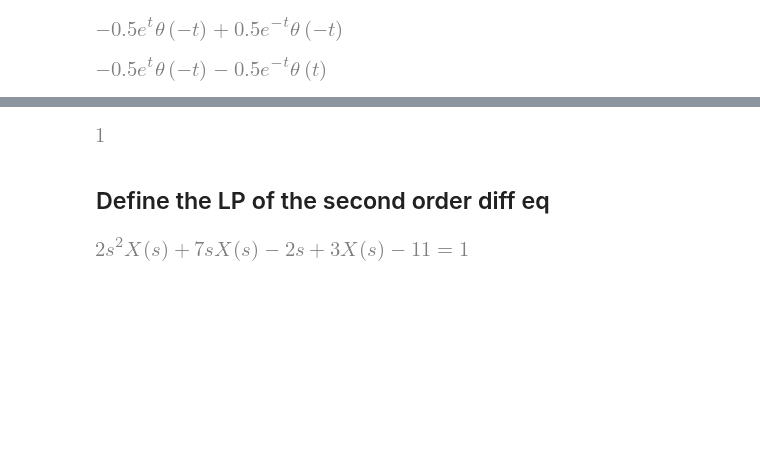
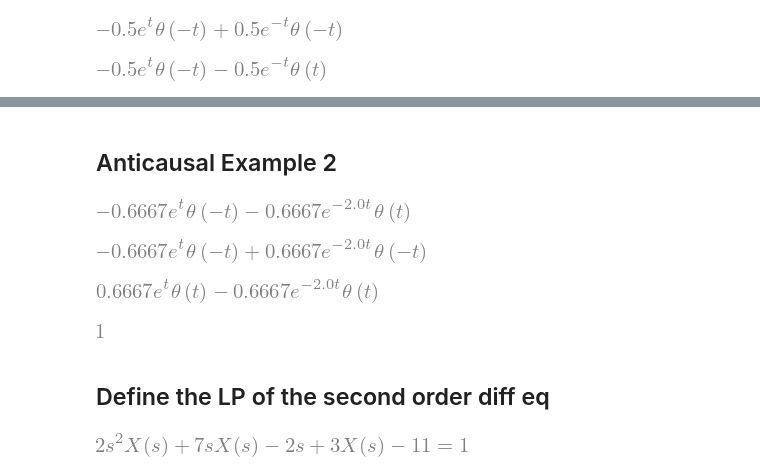
Before and after one commit to JonHowMIT/Signals_and_Systems, a Jupyter notebook: 16_002_Topic10_DiffEq_delta_input.ipynb, the cells around one changed output, grey strips where cells are left out. Saved outputs shown, nothing was run; the diff lists cells and outputs as text; code cells hidden in the pictures; blank space fills up the shorter version.

```diff
--- a/16_002_Topic10_DiffEq_delta_input.ipynb
+++ b/16_002_Topic10_DiffEq_delta_input.ipynb
@@ -53,3 +58,26 @@ g_rocC
+# %% [markdown]
+## Anticausal Example 2
+# %%
+G1 = 2/3/(s-1) # pole at s = 1
+G2 = -2/3/(s+2) # pole at s = -2
+# %%
+# ROC A -2 < Re[s] < 1
+g_rocA = inverse_laplace_transform_ac(G1,s,t) + inverse_laplace_transform(G2,s,t)
+N(g_rocA,4)
+# %% [output]
+[figure, added]
+# %%
+# ROC B Re[s] < -2
+g_rocB = inverse_laplace_transform_ac(G1,s,t) + inverse_laplace_transform_ac(G2,s,t)
+N(g_rocB,4)
+# %% [output]
+[figure, added]
+# %%
+# ROC C Re[s] > 1
+g_rocC = inverse_laplace_transform(G1,s,t) + inverse_laplace_transform(G2,s,t)
+N(g_rocC,4)
+# %% [output]
+[figure, added]
 # %%
 g = DiracDelta(t)
 G = laplace_transform(g, t, s, noconds = True) # Checking the performance -  Should get 1.
```
Also changed, not shown: parts of 5 cells of this notebook.
